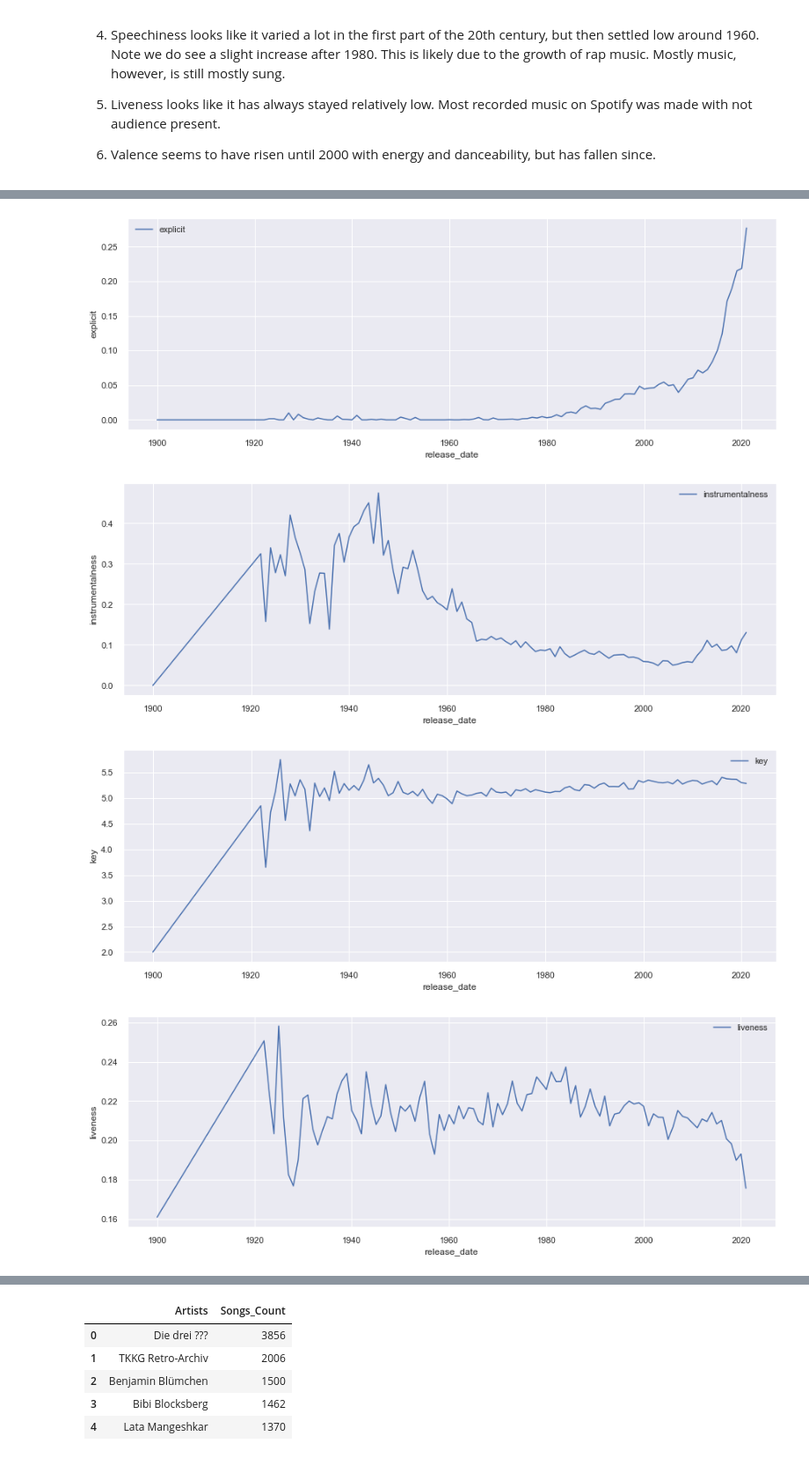
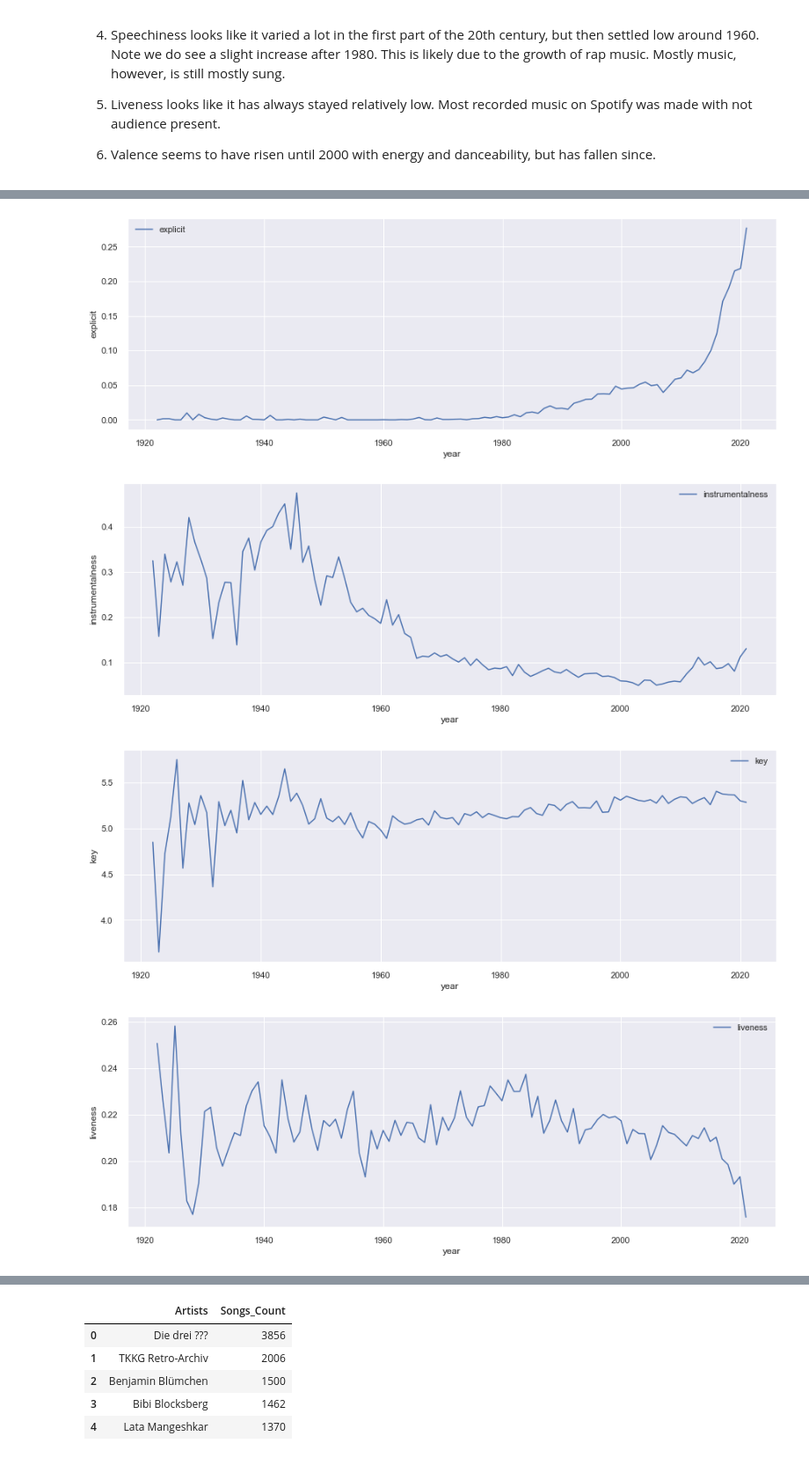
Before and after one commit to zerazyrus/Music-Recommendation-System, a Jupyter notebook: Spotify RS.ipynb, the cells around one changed output, grey strips where cells are left out. Shown at 88% size. Drawn from its saved outputs; the diff is of its cells as text; code cells hidden in the pictures.

```diff
--- a/Spotify RS.ipynb
+++ b/Spotify RS.ipynb
@@ -388,7 +389,7 @@ for c in columns:
 # %%
 columns = ["energy"]
 for c in columns:
-    x = dataframe.groupby('release_date')[c].mean()
+    x = dataframe.groupby('year')[c].mean()
     plt.figure(figsize=(15,5))
     sns.set_style("darkgrid")
     sns.lineplot(x.index,x,label=c)
@@ -397,39 +398,39 @@ for c in columns:
 # %%
 columns = ["explicit"]
 for c in columns:
-    x = dataframe.groupby('release_date')[c].mean()
+    x = dataframe.groupby('year')[c].mean()
     plt.figure(figsize=(15,5))
     sns.set_style("darkgrid")
     sns.lineplot(x.index,x,label=c)
 # %% [output]
-[figure, old version]
+[figure, new version]
 # %%
 columns = ["instrumentalness"]
 for c in columns:
-    x = dataframe.groupby('release_date')[c].mean()
+    x = dataframe.groupby('year')[c].mean()
     plt.figure(figsize=(15,5))
     sns.set_style("darkgrid")
     sns.lineplot(x.index,x,label=c)
 # %% [output]
-[figure, old version]
+[figure, new version]
 # %%
 columns = ["key"]
 for c in columns:
-    x = dataframe.groupby('release_date')[c].mean()
+    x = dataframe.groupby('year')[c].mean()
     plt.figure(figsize=(15,5))
     sns.set_style("darkgrid")
     sns.lineplot(x.index,x,label=c)
 # %% [output]
-[figure, old version]
+[figure, new version]
 # %%
 columns = ["liveness"]
 for c in columns:
-    x = dataframe.groupby('release_date')[c].mean()
+    x = dataframe.groupby('year')[c].mean()
     plt.figure(figsize=(15,5))
     sns.set_style("darkgrid")
     sns.lineplot(x.index,x,label=c)
 # %% [output]
-[figure, old version]
+[figure, new version]
 # %%
 columns = ["loudness"]
 for c in columns:
```
Also changed, not shown: parts of 76 cells of this notebook.
